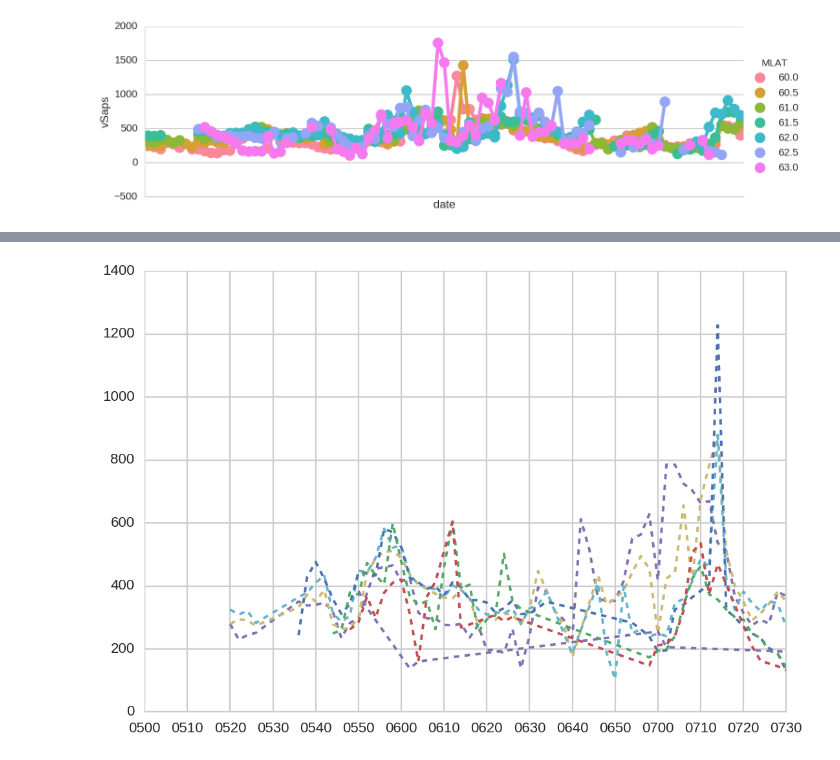
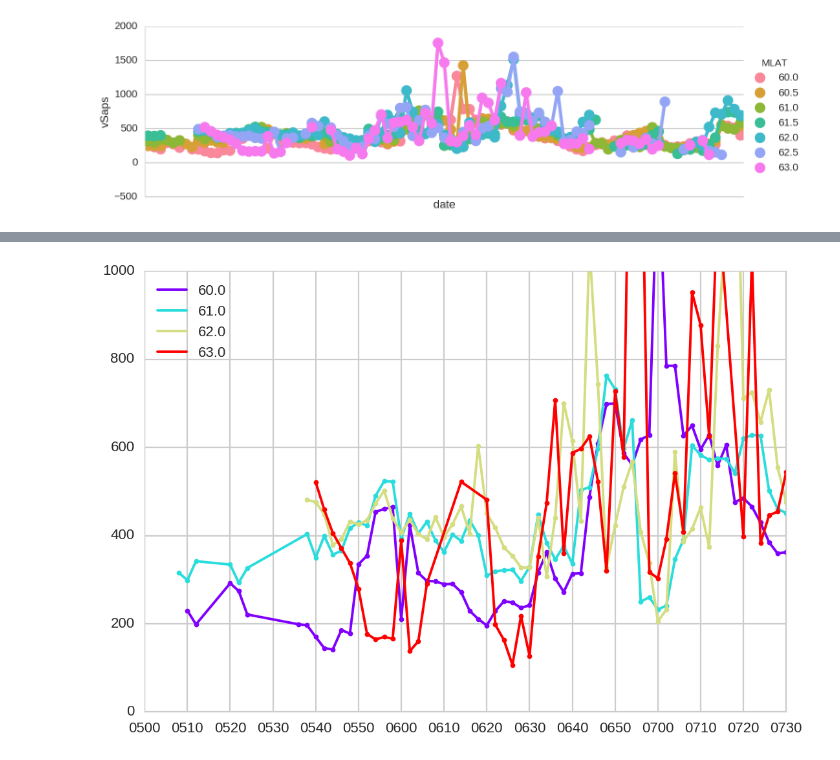
Before and after one commit to bharatreddy/vap-analys, a Jupyter notebook: ipy/lshell_june22.ipynb, the cells around one changed output, grey strips where cells are left out. Drawn from its saved outputs; the diff is of its cells as text; code cells hidden in the pictures.

Commit message:
plot lshell vels at different 0 and 23 MLT

```diff
--- a/ipy/lshell_june22.ipynb
+++ b/ipy/lshell_june22.ipynb
@@ -94,17 +129,35 @@ latVels23Fig.ax.xaxis.set_major_locator(MinuteLocator(interval=10))
 # %%
 fig1 = plt.figure()
 ax = fig1.add_subplot(111)
 
 
 strtLat = 55.
 endLat = 63.
+
+# We'll only need those latitudes which have observations
+mlatList = []
 while strtLat <= endLat:
-#     print strtLat
-    strtLat = strtLat + 0.5
-    currMLATDF = velsDataDF0[ velsDataDF0["MLAT"] == strtLat ]
-    ax.plot_date( currMLATDF['date'], currMLATDF['vSaps'], '--')
+    currMLATDF = velsDataDF23[ velsDataDF23["MLAT"] == strtLat ]
+    if currMLATDF.shape[0] == 0:
+        strtLat = strtLat + 1.
+        continue
+    else:
+        mlatList.append( strtLat )
+        strtLat = strtLat + 1.
+
+colorsList = iter(plt.cm.rainbow(numpy.linspace(0,1,len(mlatList))))
+for currMLAT in mlatList:
+    currMLATDF = velsDataDF23[ velsDataDF23["MLAT"] == currMLAT ]
+    currColor = next(colorsList)
+    ax.plot_date( currMLATDF['date'], currMLATDF['vSaps'], '-', label=str(currMLAT), c=currColor )
+    ax.plot_date( currMLATDF['date'], currMLATDF['vSaps'], '.', label="", c=currColor )
     ax.set_xlim( [ datetime.datetime(2013,6,22,5,0), datetime.datetime(2013,6,22,7,30) ] )
+    ax.set_ylim( [ 0, 1000 ] )
     ax.xaxis.set_major_formatter(DateFormatter('%H%M'))
     ax.xaxis.set_major_locator(MinuteLocator(interval=10))
+
+# Add legend
+legend = ax.legend(loc='upper left', shadow=True)
+plt.savefig("../figs/lshell-vels-23MLT.pdf",bbox_inches='tight')
 # %% [output]
-[figure, old version]
+[figure, new version]
```
Also changed, not shown: parts of 2 cells of this notebook, 2 other files.
